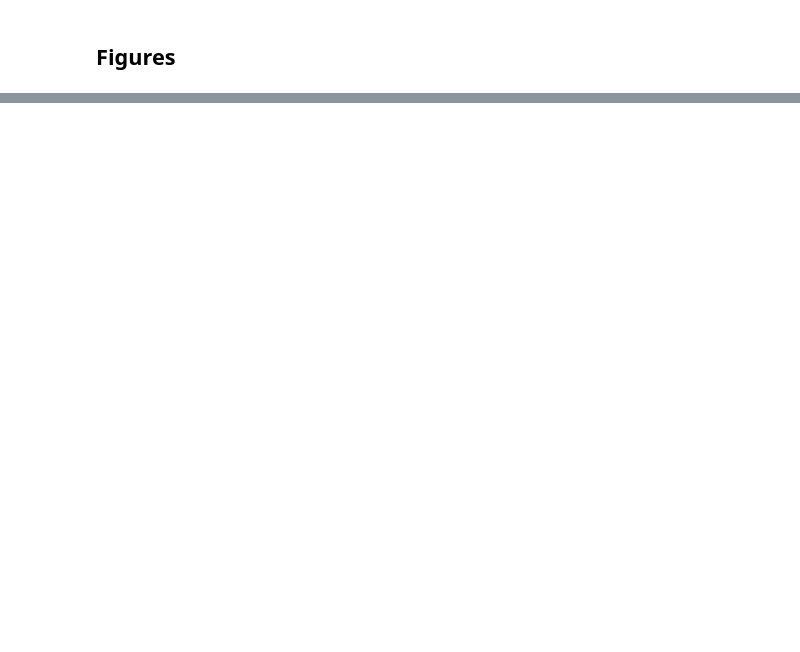
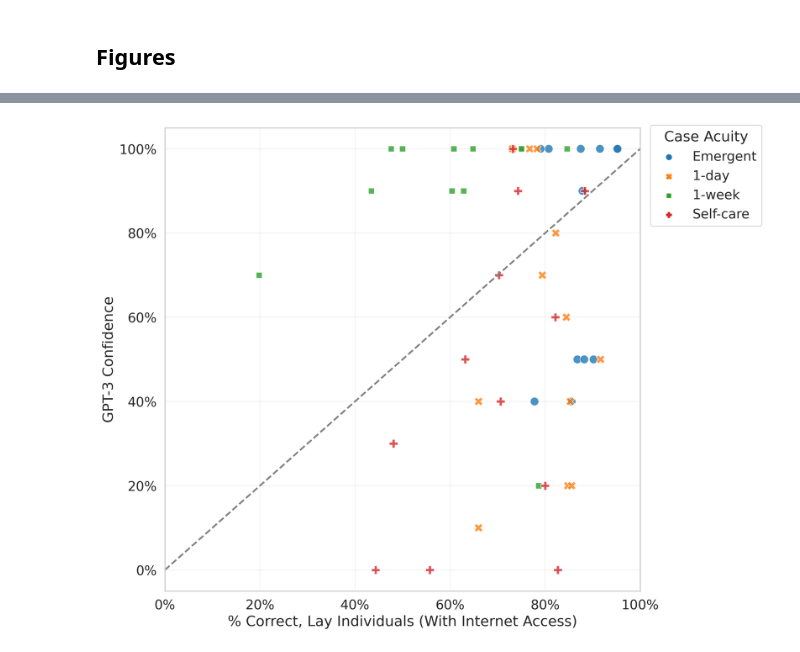
Before and after one commit to beamlab-hsph/gpt3-clinical-vignettes, a Jupyter notebook: notebooks/final-figures-tables.ipynb, the cells around one changed output, grey strips where cells are left out. Drawn from its saved outputs; the diff is of its cells as text; code cells hidden in the pictures; blank space fills up the shorter version.

```diff
--- a/notebooks/final-figures-tables.ipynb
+++ b/notebooks/final-figures-tables.ipynb
@@ -310,0 +345,22 @@ gpt3_triage_perf
+# %%
+# Dichotomized
+per_vignette_gpt3_dich = pd.read_csv(PROCESSED/"vignettes20_triage_prediction_dich.tsv",
+                                    sep="\t")
+# Add correct triage info
+ad2triage = vignettes20.set_index('Additional Details')['Correct Triage'].to_dict()
+per_vignette_gpt3_dich["Correct Triage"] = per_vignette_gpt3_dich['Additional Details'].map(
+    lambda s: ad2triage[s]
+)
+
+# Sort according to original file
+adp2idx = vignettes20.reset_index().set_index(["Additional Details", "Problem"])["index"]
+per_vignette_gpt3_dich.index = per_vignette_gpt3_dich.apply(
+    lambda row: adp2idx[(row["Additional Details"], row["Problem"])], axis=1)
+per_vignette_gpt3_dich.sort_index(inplace=True)
+
+# Exact
+per_vignette_gpt3_exact = pd.read_csv(PROCESSED/"vignettes20_triage_prediction_exact.tsv",
+                                       sep="\t")
+per_vignette_gpt3_exact.index = per_vignette_gpt3_exact.apply(
+    lambda row: adp2idx[(row["Additional Details"], row["Problem"])], axis=1)
+per_vignette_gpt3_exact.sort_index(inplace=True)
@@ -429,0 +541,22 @@ ax.errorbar(x=[patch.get_x()+patch.get_width()/2 for patch in ax.patches],
+# %%
+fig, ax = plt.subplots(figsize=(10, 10))
+
+g = sns.scatterplot(
+    x=per_vignette_human["Accuracy"]*100,
+    y=per_vignette_gpt3_dich["Pr(correct prediction)"]*100,
+    hue=per_vignette_human["Correct Triage"],
+    s=100,
+    alpha=0.8,
+    ax=ax,
+    style=per_vignette_human["Correct Triage"],
+)
+g.legend(loc='upper right', bbox_to_anchor=(1.27, 1.02), title="Case Acuity")
+ax.axline((0, 0), slope=1, linewidth=2, color='grey', linestyle="dashed")
+ax.set_xlim((0, 100))
+ax.grid(color="grey", alpha=0.1)
+ax.set_ylabel("GPT-3 Confidence")
+ax.set_xlabel("% Correct, Lay Individuals (With Internet Access)")
+ax.yaxis.set_major_formatter(ticker.PercentFormatter())
+ax.xaxis.set_major_formatter(ticker.PercentFormatter())
+# %% [output]
+[figure, added]
```
Also changed, not shown: parts of 31 cells of this notebook, 8 other files.
